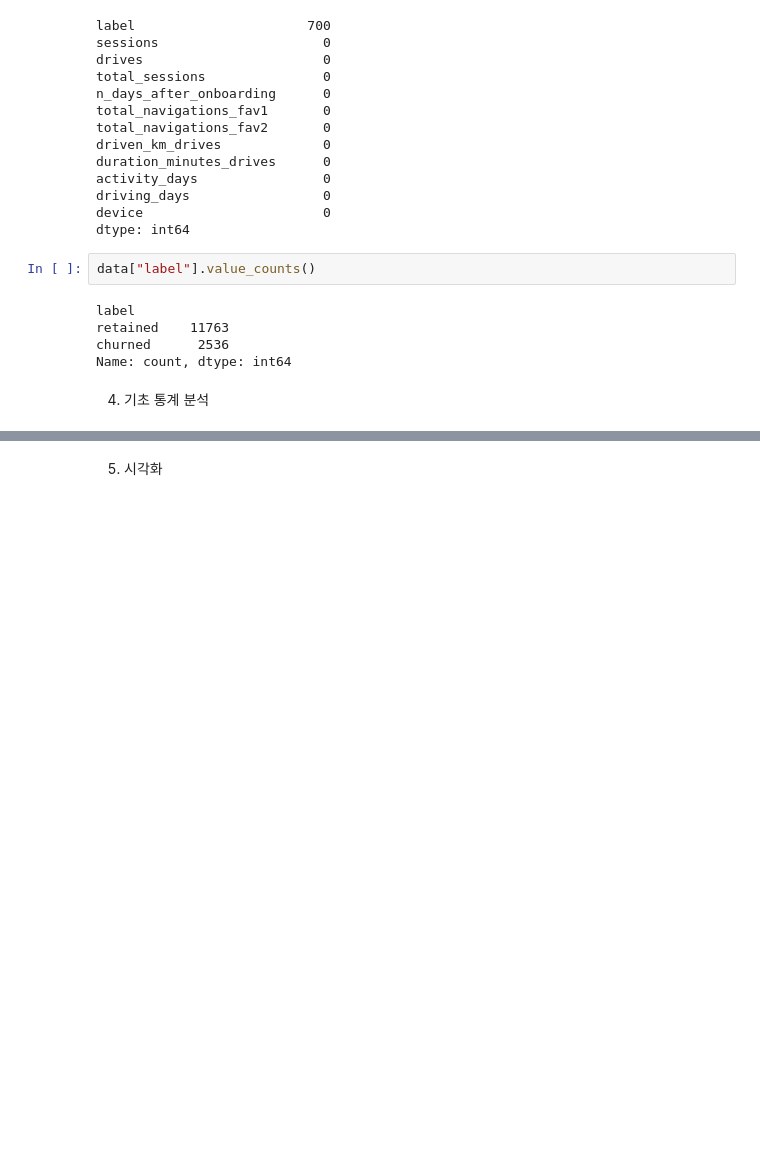
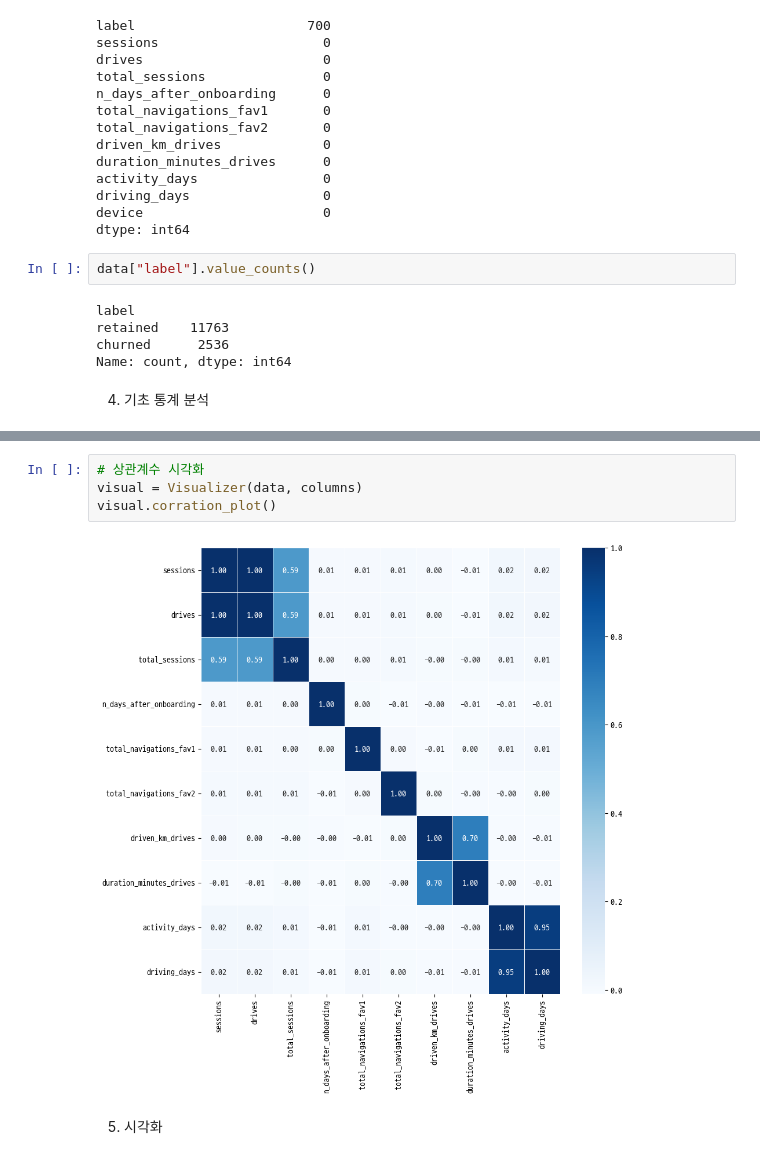
Before and after one commit to SKNETWORKS-FAMILY-AICAMP/SKN06-2nd-6Team, a Jupyter notebook: preprocess.ipynb, the cells around one changed output, grey strips where cells are left out. Drawn from its saved outputs; the diff is of its cells as text; blank space fills up the shorter version.

Commit message:
전처리에 상관계수 추가

```diff
--- a/preprocess.ipynb
+++ b/preprocess.ipynb
@@ -118,3 +149,9 @@ data.describe()
+# %%
+# 상관계수 시각화
+visual = Visualizer(data, columns)
+visual.corration_plot()
+# %% [output]
+[figure, added]
 # %% [markdown]
 5. 시각화
 # %%
```
Also changed, not shown: parts of 7 cells of this notebook, 1 other file.
